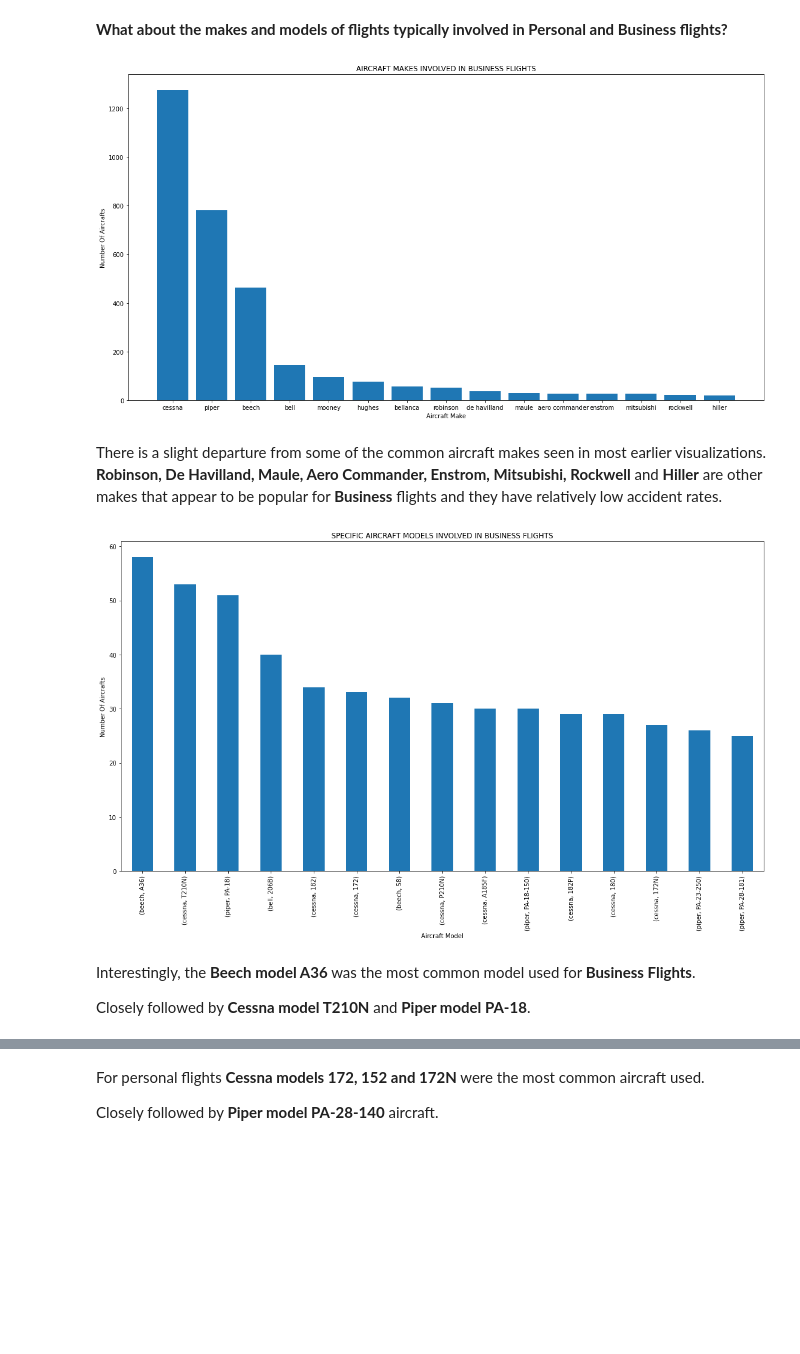
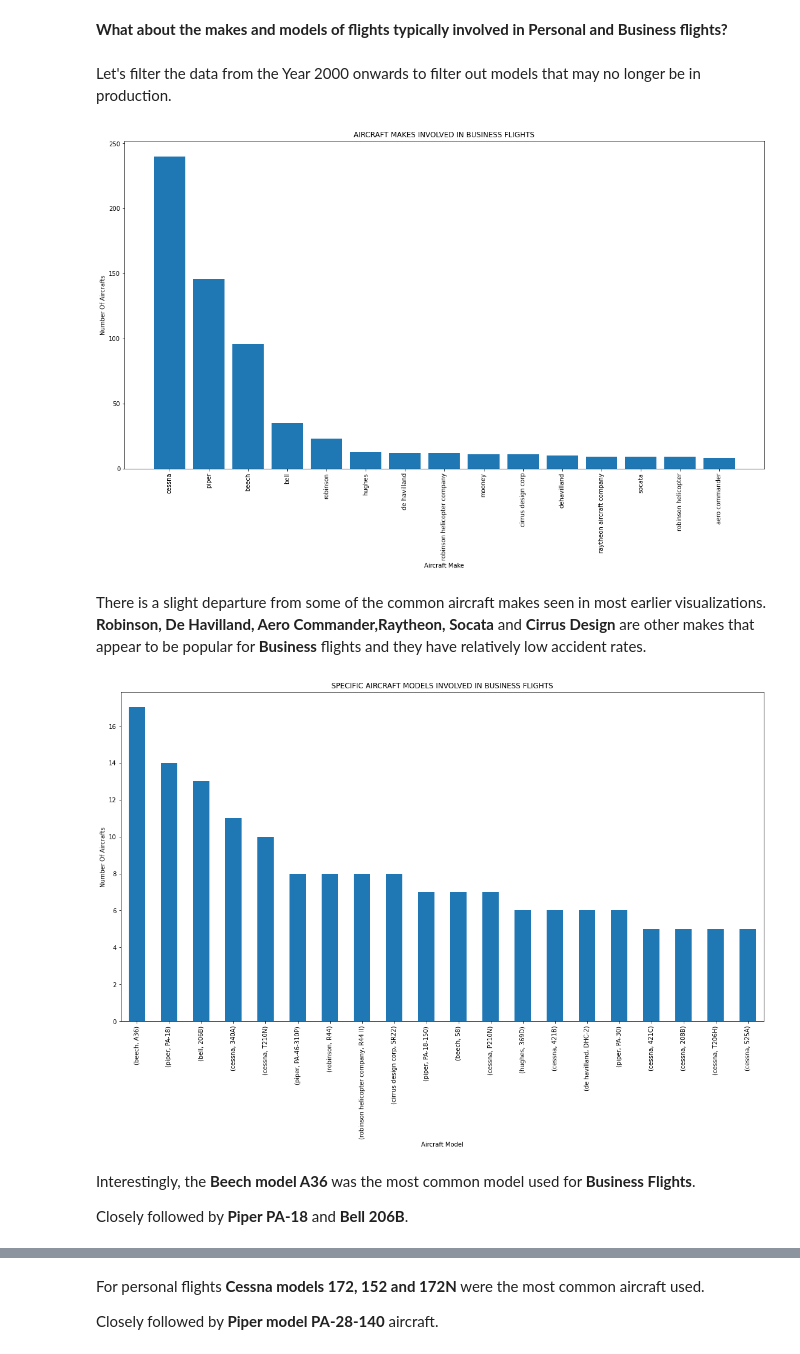
Before and after one commit to Logan-BCM/Aviation-Risk-Assessment-Project, a Jupyter notebook: dsc-phase1-project.ipynb, the cells around one changed output, grey strips where cells are left out. Saved outputs shown, nothing was run; the diff lists cells and outputs as text; code cells hidden in the pictures; blank space fills up the shorter version.

```diff
--- a/dsc-phase1-project.ipynb
+++ b/dsc-phase1-project.ipynb
@@ -753,25 +753,29 @@ ax.set_xticklabels(plot_data_3.index,rotation=90);
 Generally there has been an overall downtrend in the number of **Business** flights involved in accidents from 1982. There is however a small increase recently from 2021 from all time lows.
 # %% [markdown]
 **What about the makes and models of flights typically involved in Personal and Business flights?**
+# %% [markdown]
+Let's filter the data from the Year 2000 onwards to filter out models that may no longer be in production.
 # %%
 #a plot of the top 15 makes of aircraft typically used for Business flights
-aircraft_counts = business_flight_df['Make'].value_counts()[:15]
+planes_from_2000_df = business_flight_df[business_flight_df["year"] >= "2000"] # filter the data to aircraft being used from  the year 2000 onwards
+aircraft_counts = planes_from_2000_df['Make'].value_counts()[:15]
 
 fig, ax = plt.subplots(figsize = (19,10))
 
 ax.bar(aircraft_counts.index, aircraft_counts.values)
 ax.set_title("AIRCRAFT MAKES INVOLVED IN BUSINESS FLIGHTS")
 ax.set_xlabel("Aircraft Make")
 ax.set_ylabel("Number Of Aircrafts");
+ax.set_xticklabels(aircraft_counts.index,rotation=90);
 # %% [output]
-[figure, old version]
+[figure, new version]
 # %% [markdown]
-There is a slight departure from some of the common aircraft makes seen in most earlier visualizations. **Robinson, De Havilland, Maule, Aero Commander, Enstrom, Mitsubishi, Rockwell** and **Hiller** are other makes that appear to be popular for **Business** flights and they have relatively low accident rates.
+There is a slight departure from some of the common aircraft makes seen in most earlier visualizations. **Robinson, De Havilland, Aero Commander,Raytheon, Socata** and **Cirrus Design** are other makes that appear to be popular for **Business** flights and they have relatively low accident rates.
 # %%
 #a plot of the top 15 models of aircraft typically used for Business flights
-business_model_counts = business_flight_df.groupby(['Make', 'Model']).size()
+business_model_counts = planes_from_2000_df.groupby(['Make', 'Model']).size() #also filtered from the year 2000 onwards
 
-top_15_business_model_counts = business_model_counts.sort_values(ascending=False)[:15]
+top_15_business_model_counts = business_model_counts.sort_values(ascending=False)[:20]
 
 fig, ax = plt.subplots(figsize = (19,10))
 
@@ -780,10 +784,10 @@ ax.set_title("SPECIFIC AIRCRAFT MODELS INVOLVED IN BUSINESS FLIGHTS")
 ax.set_xlabel("Aircraft Model")
 ax.set_ylabel("Number Of Aircrafts");
 # %% [output]
-[figure, old version]
+[figure, new version]
 # %% [markdown]
 Interestingly, the **Beech model A36** was the most common model used for **Business Flights**.
 
-Closely followed by **Cessna model T210N** and **Piper model PA-18**.
+Closely followed by **Piper PA-18** and **Bell 206B**.
 # %% [markdown]
 For **Personal Flights**:
```
Also changed, not shown: parts of 19 cells of this notebook, 1 other file.
